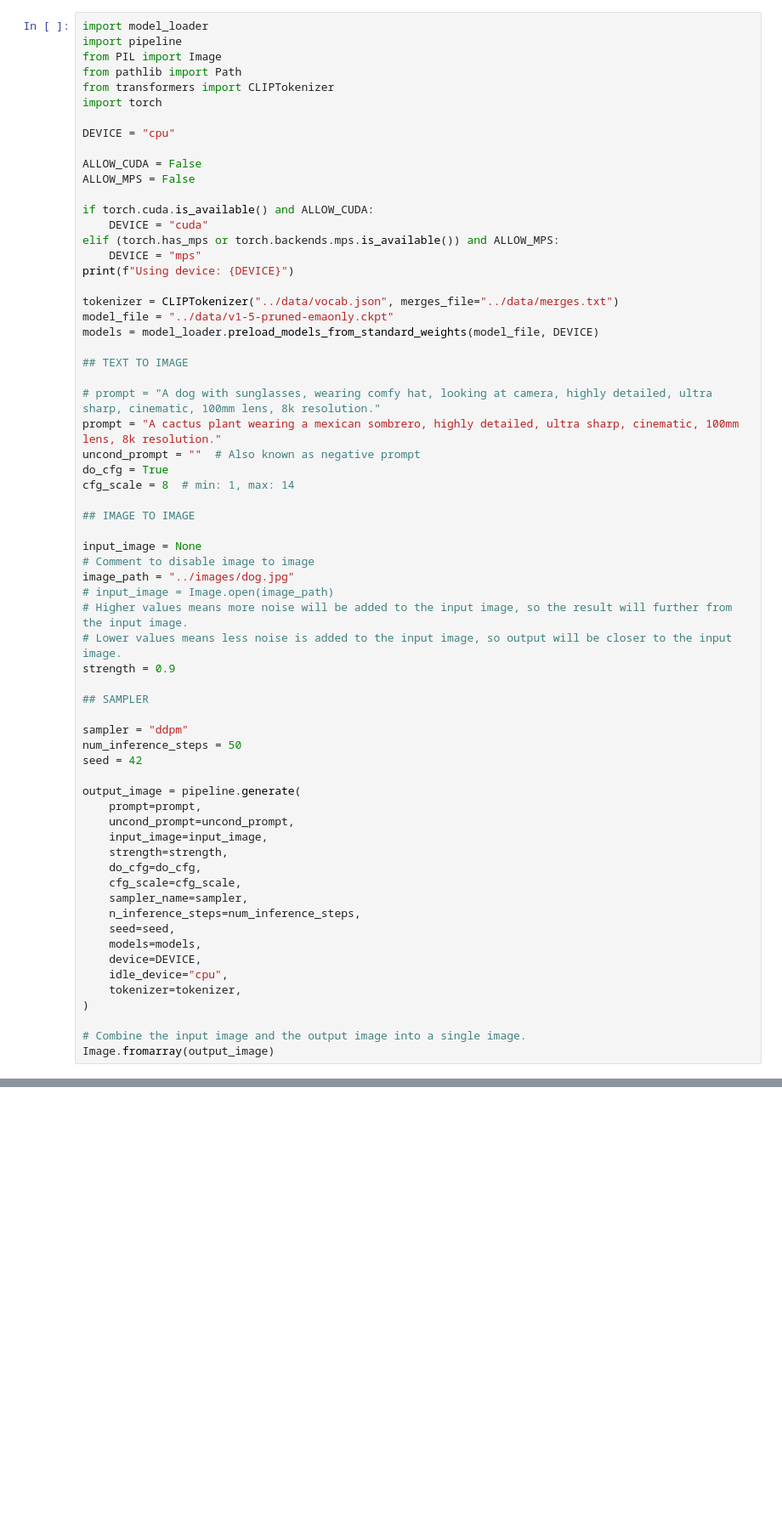
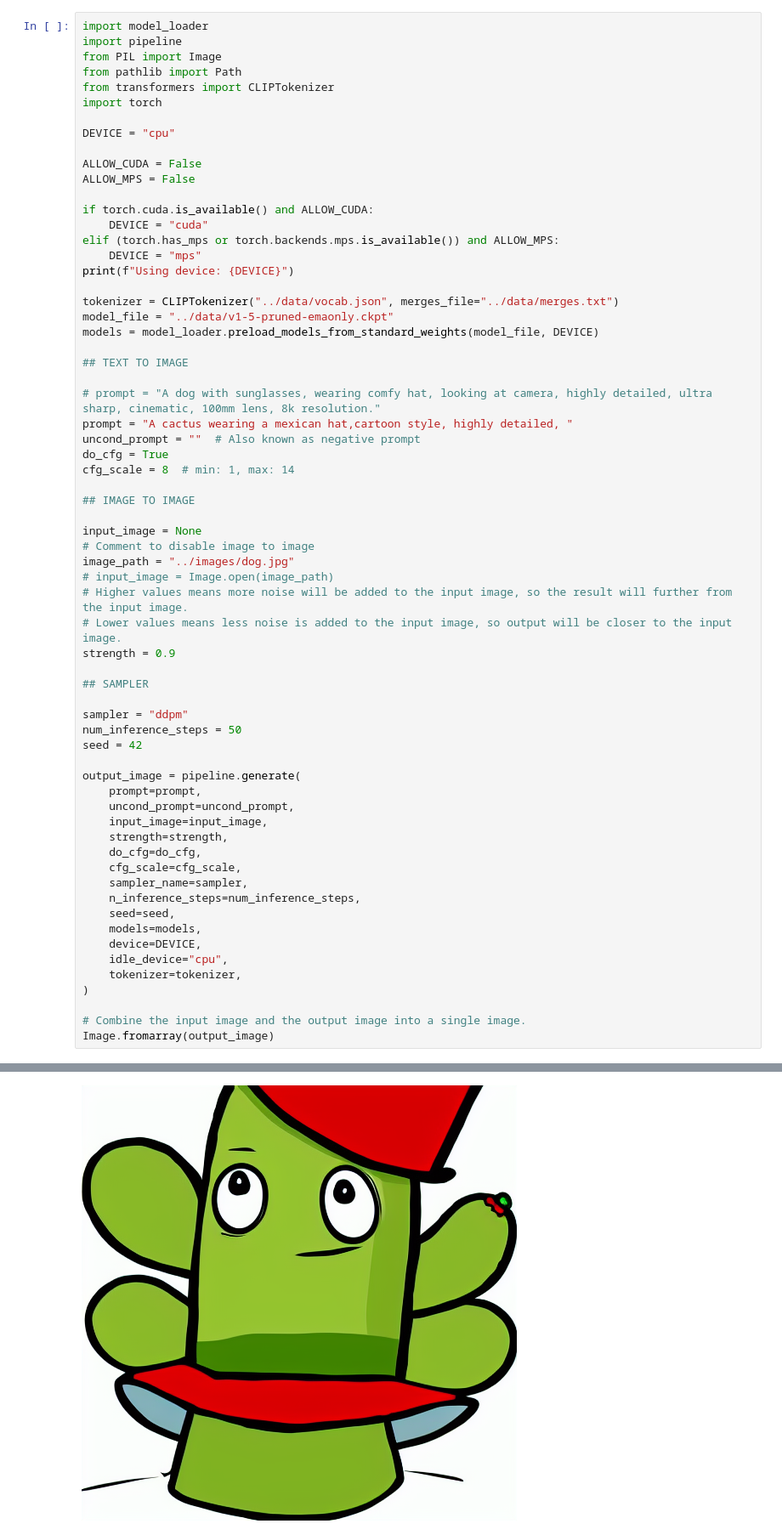
Before and after one commit to Egran-Andr/pytorch-stable-diffusion, a Jupyter notebook: sd/demo.ipynb, the cells around one changed output, grey strips where cells are left out. Shown at 85% size. Saved outputs shown, nothing was run; the diff lists cells and outputs as text; blank space fills up the shorter version.

```diff
--- a/sd/demo.ipynb
+++ b/sd/demo.ipynb
@@ -24,7 +24,7 @@ models = model_loader.preload_models_from_standard_weights(model_file, DEVICE)
 ## TEXT TO IMAGE
 
 # prompt = "A dog with sunglasses, wearing comfy hat, looking at camera, highly detailed, ultra sharp, cinematic, 100mm lens, 8k resolution."
-prompt = "A cactus plant wearing a mexican sombrero, highly detailed, ultra sharp, cinematic, 100mm lens, 8k resolution."
+prompt = "A cactus wearing a mexican hat,cartoon style, highly detailed, "
 uncond_prompt = ""  # Also known as negative prompt
 do_cfg = True
 cfg_scale = 8  # min: 1, max: 14
@@ -63,3 +63,4 @@ output_image = pipeline.generate(
 
 # Combine the input image and the output image into a single image.
 Image.fromarray(output_image)
+# %% [output]
@@ -65,0 +68 @@ Image.fromarray(output_image)
+[figure, added]
```
Also changed, not shown: parts of 1 cell of this notebook, 1 other file.
